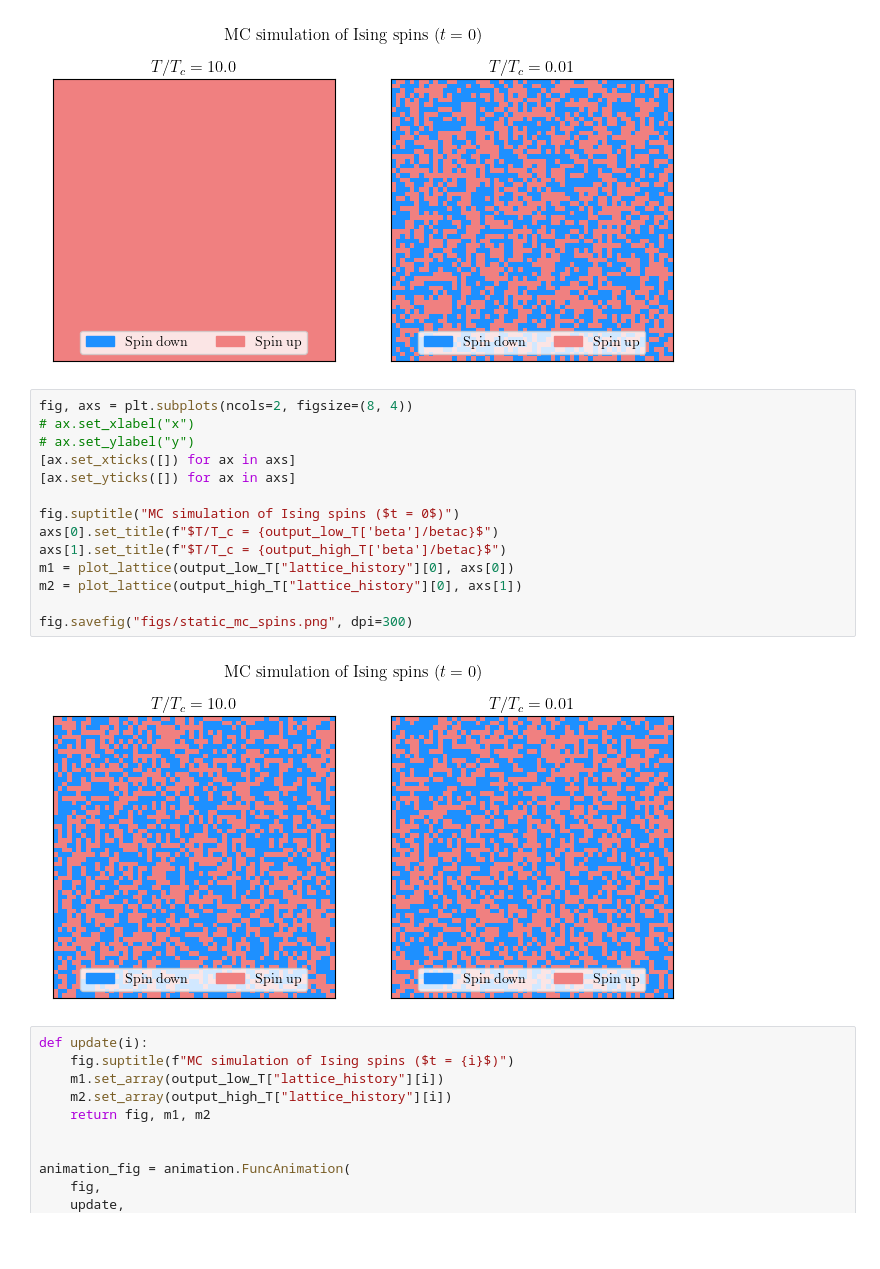
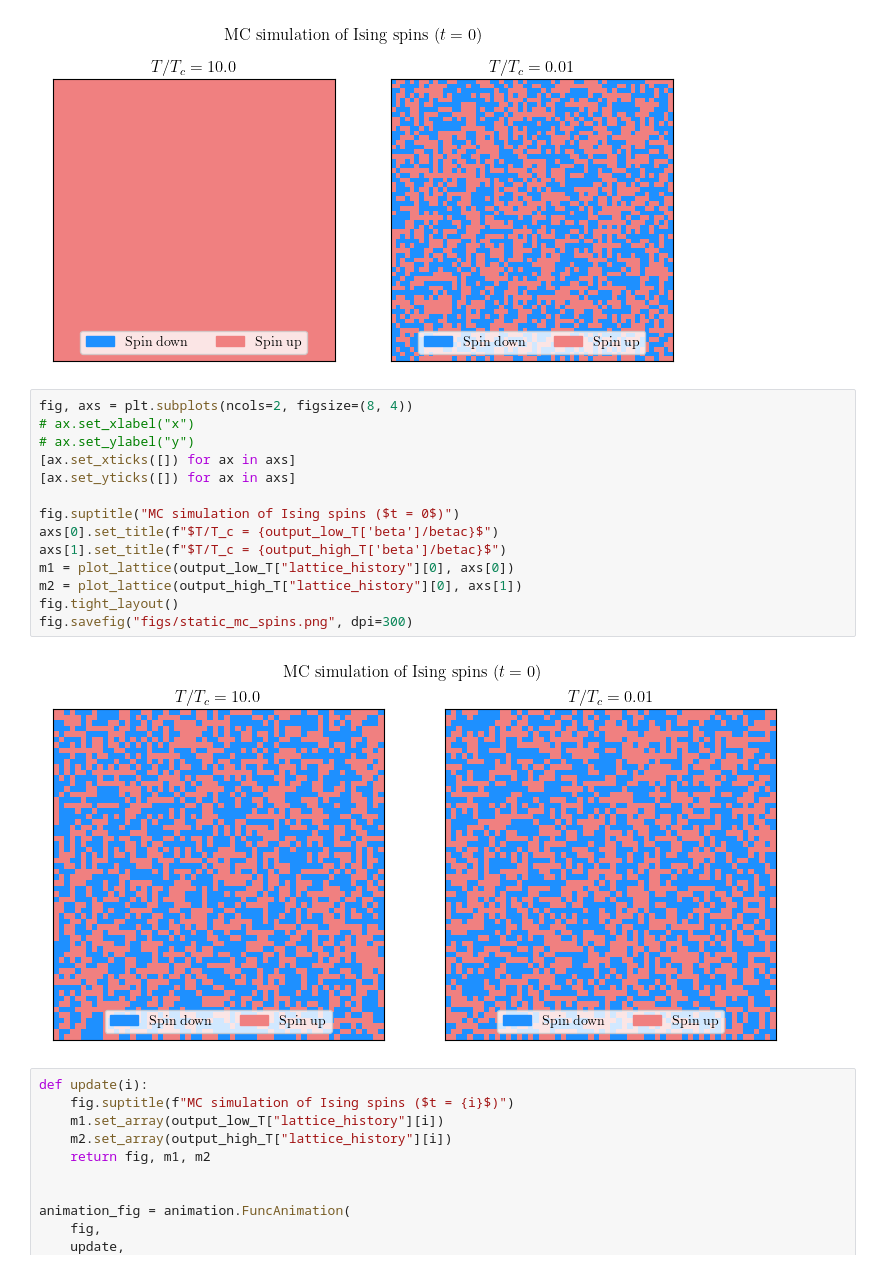
Before and after one commit to NicolasChagnet/ising-model-numerics, a Jupyter notebook: ising_figure_making_mc.ipynb, the cells around one changed output. Saved outputs shown, nothing was run; the diff lists cells and outputs as text; blank space fills up the shorter version.

Commit message:
added tight layout for previews

```diff
--- a/ising_figure_making_mc.ipynb
+++ b/ising_figure_making_mc.ipynb
@@ -49,19 +49,19 @@ m2 = plot_lattice(output_high_T["lattice_history"][-1], axs[1])
 # %%
 fig, axs = plt.subplots(ncols=2, figsize=(8, 4))
 # ax.set_xlabel("x")
 # ax.set_ylabel("y")
 [ax.set_xticks([]) for ax in axs]
 [ax.set_yticks([]) for ax in axs]
 
 fig.suptitle("MC simulation of Ising spins ($t = 0$)")
 axs[0].set_title(f"$T/T_c = {output_low_T['beta']/betac}$")
 axs[1].set_title(f"$T/T_c = {output_high_T['beta']/betac}$")
 m1 = plot_lattice(output_low_T["lattice_history"][0], axs[0])
 m2 = plot_lattice(output_high_T["lattice_history"][0], axs[1])
-
+fig.tight_layout()
 fig.savefig("figs/static_mc_spins.png", dpi=300)
 # %% [output]
-[figure, old version]
+[figure, new version]
 # %%
 def update(i):
     fig.suptitle(f"MC simulation of Ising spins ($t = {i}$)")
```
Also changed, not shown: 2 other files.
